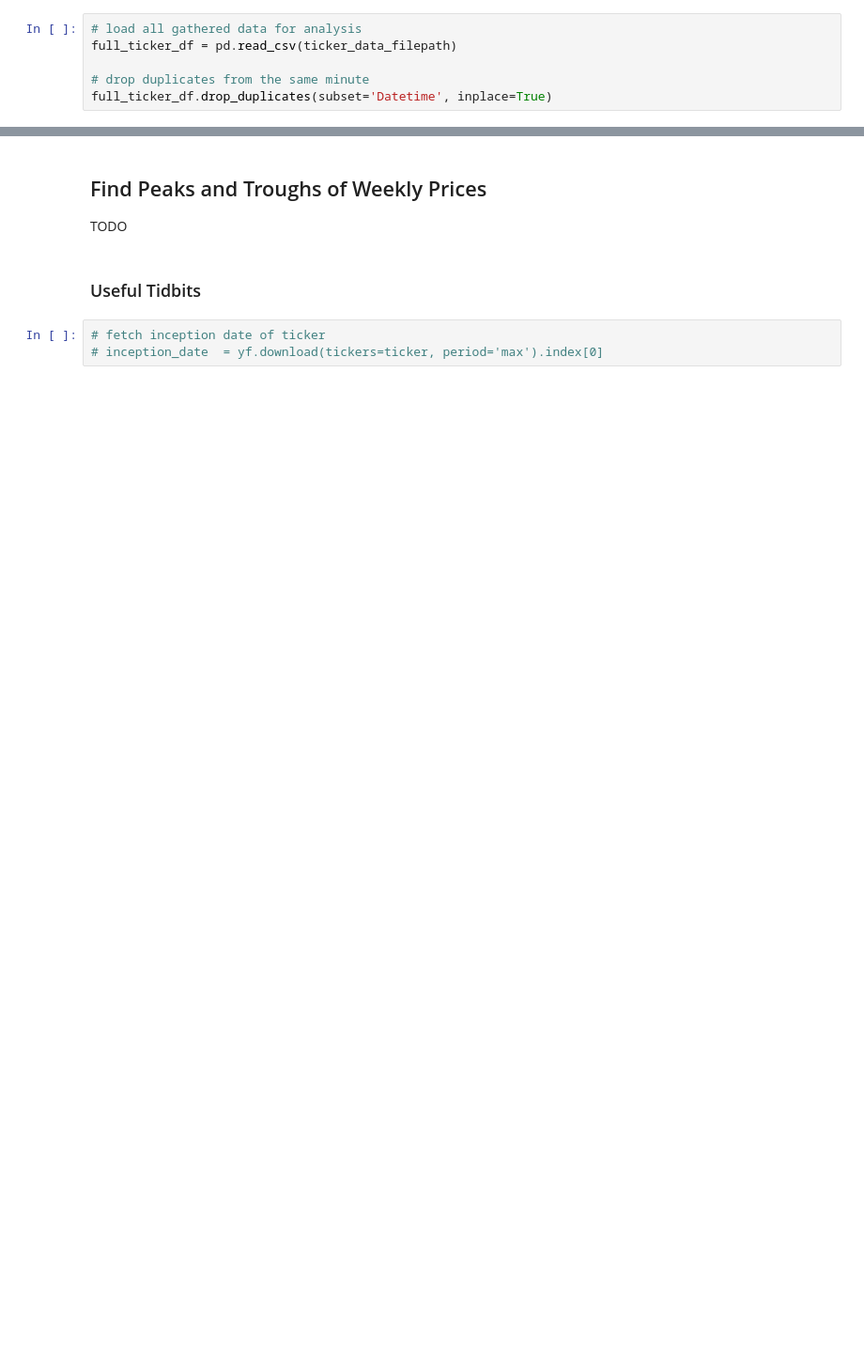
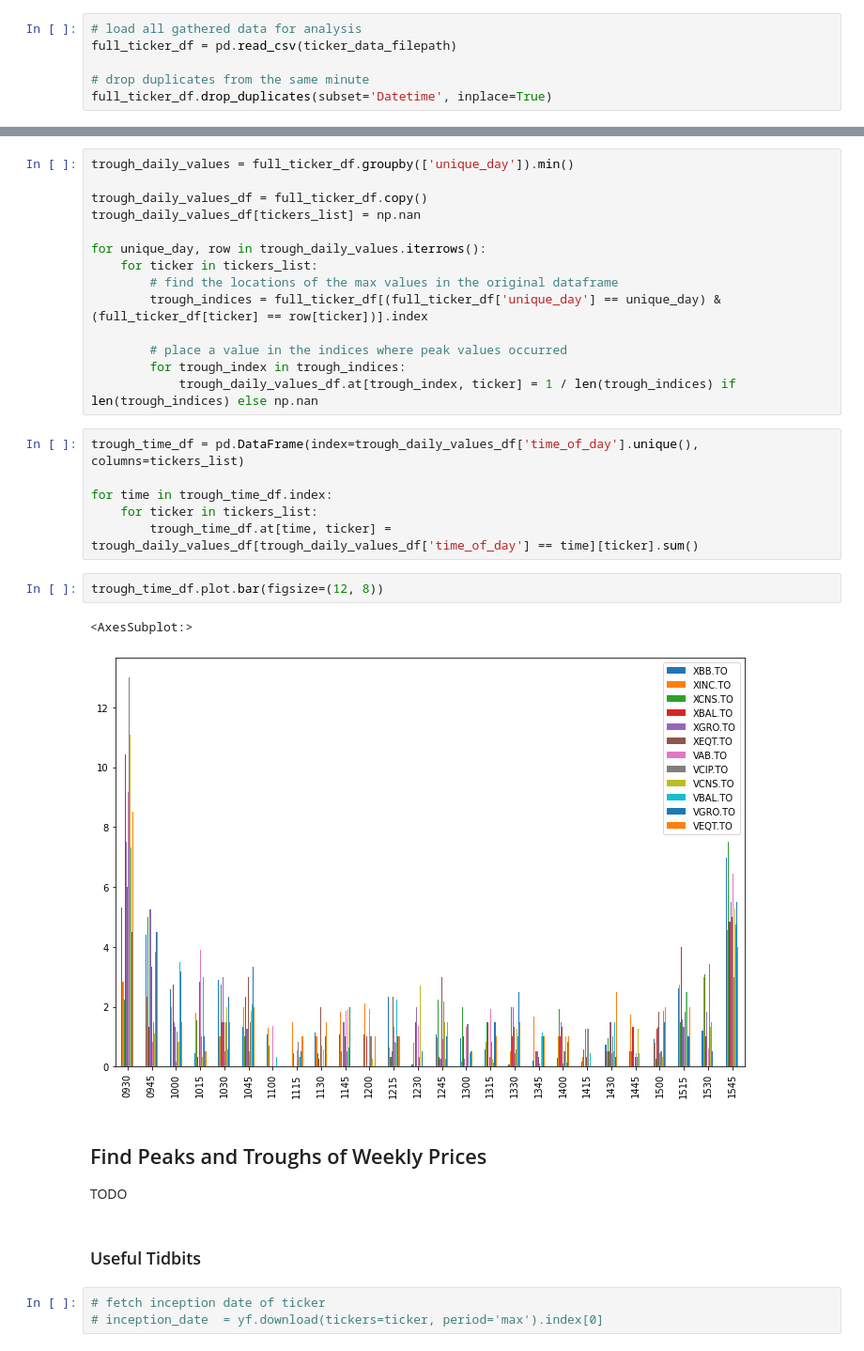
Before and after one commit to alexanderhale/couchpotatotiming, a Jupyter notebook: data/gather_data.ipynb, the cells around one changed output, grey strips where cells are left out. Shown at 94% size. Cells and saved outputs as stored; diff of their text form; blank space fills up the shorter version.

```diff
--- a/data/gather_data.ipynb
+++ b/data/gather_data.ipynb
@@ -64,3 +129,28 @@ TODO
+# %%
+trough_daily_values = full_ticker_df.groupby(['unique_day']).min()
+
+trough_daily_values_df = full_ticker_df.copy()
+trough_daily_values_df[tickers_list] = np.nan
+
+for unique_day, row in trough_daily_values.iterrows():
+    for ticker in tickers_list:
+        # find the locations of the max values in the original dataframe
+        trough_indices = full_ticker_df[(full_ticker_df['unique_day'] == unique_day) & (full_ticker_df[ticker] == row[ticker])].index
+
+        # place a value in the indices where peak values occurred
+        for trough_index in trough_indices:
+            trough_daily_values_df.at[trough_index, ticker] = 1 / len(trough_indices) if len(trough_indices) else np.nan
+# %%
+trough_time_df = pd.DataFrame(index=trough_daily_values_df['time_of_day'].unique(), columns=tickers_list)
+
+for time in trough_time_df.index:
+    for ticker in tickers_list:
+        trough_time_df.at[time, ticker] = trough_daily_values_df[trough_daily_values_df['time_of_day'] == time][ticker].sum()
+# %%
+trough_time_df.plot.bar(figsize=(12, 8))
+# %% [output]
+<AxesSubplot:>
+[figure, added]
 # %% [markdown]
 ## Find Peaks and Troughs of Weekly Prices
 TODO
```
Also changed, not shown: parts of 12 cells of this notebook, 2 other files.
